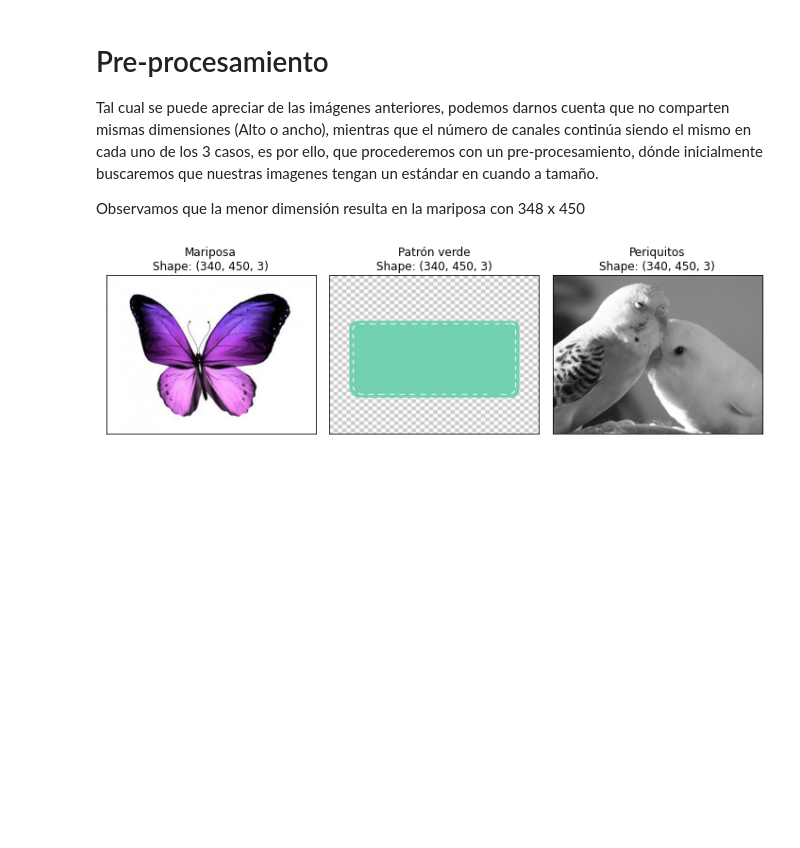
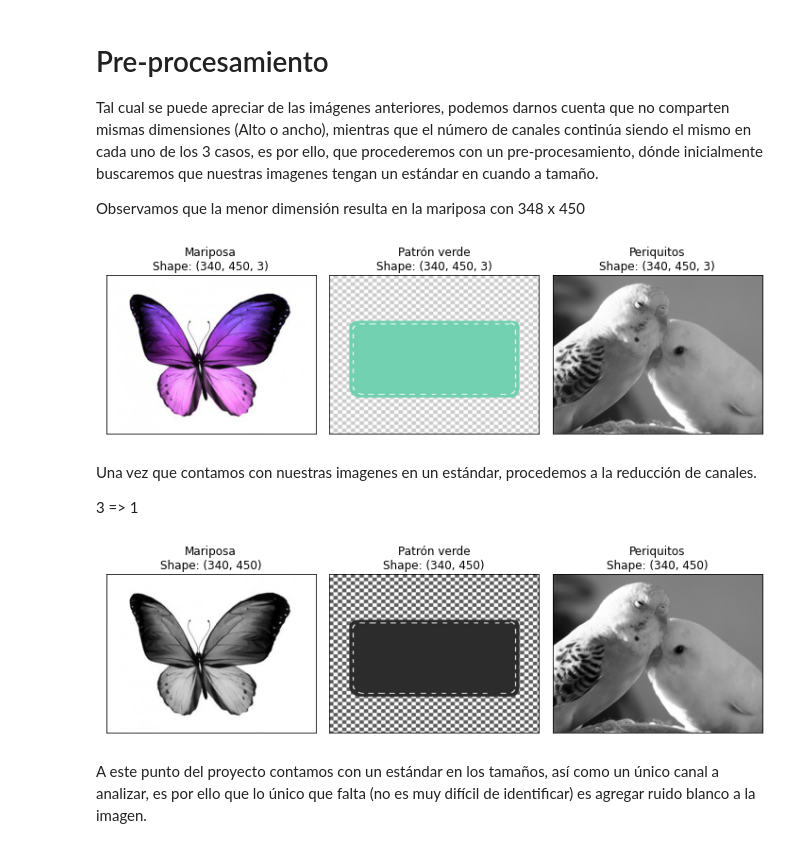
Before and after one commit to JonathanMartignon/LicenciaturaCienciaDeDatos, a Jupyter notebook: Computacion_Estadistica/Proyecto/Proyecto_Martiñon.ipynb, the cells around one changed output. Saved outputs shown, nothing was run; the diff lists cells and outputs as text; code cells hidden in the pictures; blank space fills up the shorter version.

```diff
--- a/Computacion_Estadistica/Proyecto/Proyecto_Martiñon.ipynb
+++ b/Computacion_Estadistica/Proyecto/Proyecto_Martiñon.ipynb
@@ -83,7 +84,7 @@ def muestra_imagen(ruta = None, imagen = None, title = "Imagen",
     # Mostramos la imagen
     plt.show()
 # %%
-def preprocesa(ruta="./", resize =  (450,340)):
+def resize_image(ruta="./", resize =  (450,340)):
 
   '''
   @Autor: Jonathan Martiñón
@@ -224,9 +296,9 @@ Tal cual se puede apreciar de las imágenes anteriores, podemos darnos cuenta qu
 
 Observamos que la menor dimensión resulta en la mariposa con 348 x 450
 # %%
-butter_resize = preprocesa(ruta="Data/butterfly.jpg")
-pattern_resize = preprocesa(ruta="Data/pattern-green.jpg")
-periquitos_resize = preprocesa(ruta="Data/periquitos.jpg")
+butter_resize = resize_image(ruta="Data/butterfly.jpg")
+pattern_resize = resize_image(ruta="Data/pattern-green.jpg")
+periquitos_resize = resize_image(ruta="Data/periquitos.jpg")
 # %%
 plt.figure(figsize=(10,5))
 
@@ -275,0 +319,27 @@ plt.show()
+# %% [markdown]
+Una vez que contamos con nuestras imagenes en un estándar, procedemos a la reducción de canales.
+
+3 => 1
+# %%
+butter_resize_gray = cv2.cvtColor(butter_resize, cv2.COLOR_BGR2GRAY)
+pattern_resize_gray = cv2.cvtColor(pattern_resize, cv2.COLOR_BGR2GRAY)
+periquitos_resize_gray = cv2.cvtColor(periquitos_resize, cv2.COLOR_BGR2GRAY)
+# %%
+plt.figure(figsize=(10,5))
+
+plt.subplot(1,3,1)
+muestra_imagen(imagen = butter_resize_gray, title = "Mariposa")
+
+plt.subplot(1,3,2)
+muestra_imagen(imagen = pattern_resize_gray, title = "Patrón verde")
+
+plt.subplot(1,3,3)
+muestra_imagen(imagen = periquitos_resize_gray, title = "Periquitos")
+
+plt.tight_layout()
+# plt.savefig("./ReduccionCanales.png",format="png",bbox_inches='tight')
+plt.show()
+# %% [output]
+[figure, added]
+# %% [markdown]
+A este punto del proyecto contamos con un estándar en los tamaños, así como un único canal a analizar, es por ello que lo único que falta (no es muy difícil de identificar) es agregar ruido blanco a la imagen.
```
Also changed, not shown: parts of 18 cells of this notebook.
